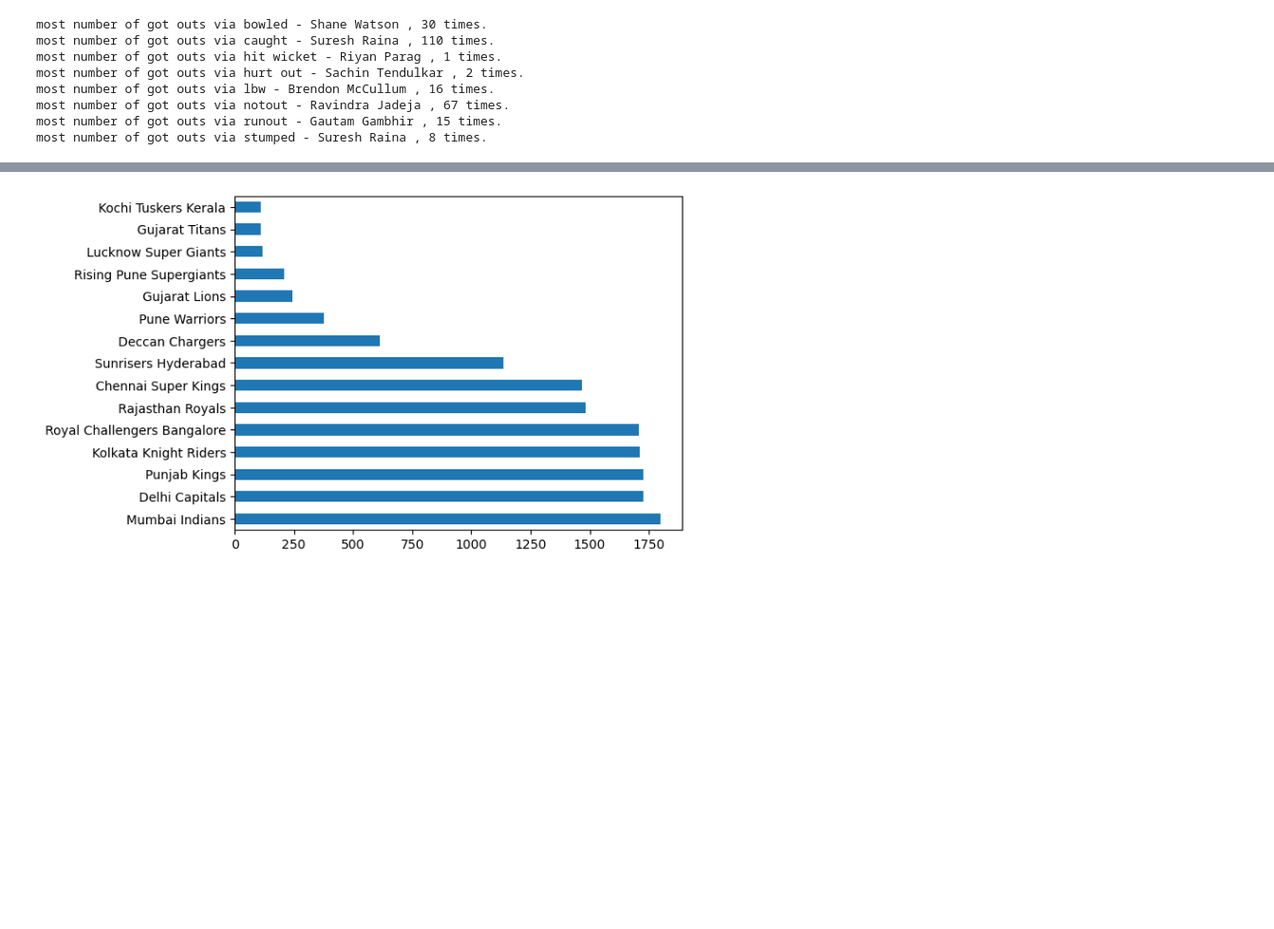
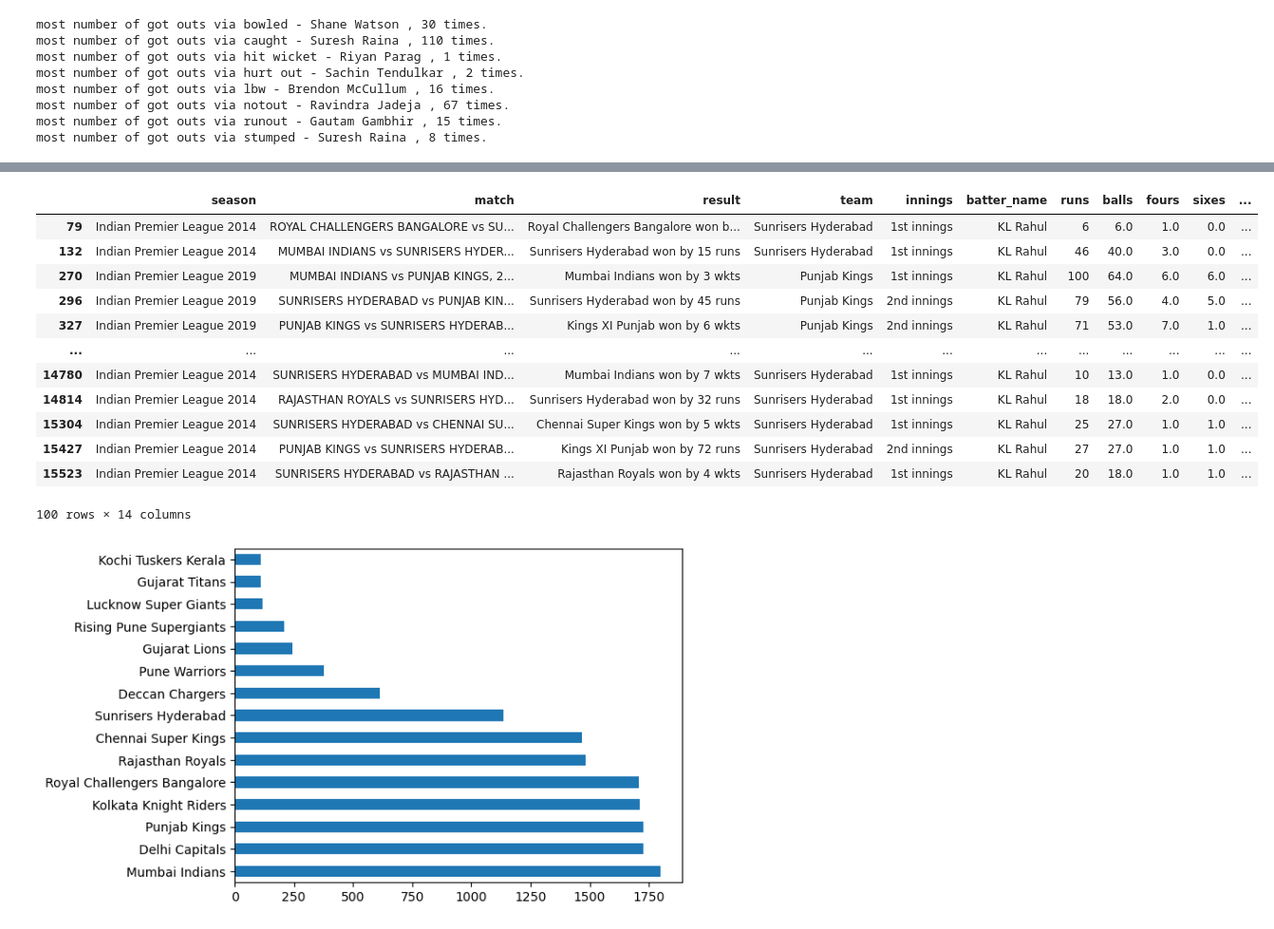
Before and after one commit to MuraliSaiChan/IPL, a Jupyter notebook: notebookbf24ec1d10.ipynb, the cells around one changed output, grey strips where cells are left out. Shown at 95% size. Drawn from its saved outputs; the diff is of its cells as text; code cells hidden in the pictures; blank space fills up the shorter version.

```diff
--- a/notebookbf24ec1d10.ipynb
+++ b/notebookbf24ec1d10.ipynb
@@ -825,3 +832,19 @@ rep2 = {'J Suchith':'Jagadeesha Suchith','Laughlin':'Ben Laughlin','Plunkett':'L
+# %%
+bat_df[bat_df.batter_name == "KL Rahul"]
+# %% [output]
+|  | season | match | result | team | innings | batter_name | runs | balls | fours | sixes | ... |
+| 79 | Indian Premier League 2014 | ROYAL CHALLENGERS BANGALORE vs SU... | Royal Challengers Bangalore won b... | Sunrisers Hyderabad | 1st innings | KL Rahul | 6 | 6.0 | 1.0 | 0.0 | ... |
+| 132 | Indian Premier League 2014 | MUMBAI INDIANS vs SUNRISERS HYDER... | Sunrisers Hyderabad won by 15 runs | Sunrisers Hyderabad | 1st innings | KL Rahul | 46 | 40.0 | 3.0 | 0.0 | ... |
+| 270 | Indian Premier League 2019 | MUMBAI INDIANS vs PUNJAB KINGS, 2... | Mumbai Indians won by 3 wkts | Punjab Kings | 1st innings | KL Rahul | 100 | 64.0 | 6.0 | 6.0 | ... |
+| 296 | Indian Premier League 2019 | SUNRISERS HYDERABAD vs PUNJAB KIN... | Sunrisers Hyderabad won by 45 runs | Punjab Kings | 2nd innings | KL Rahul | 79 | 56.0 | 4.0 | 5.0 | ... |
+| 327 | Indian Premier League 2019 | PUNJAB KINGS vs SUNRISERS HYDERAB... | Kings XI Punjab won by 6 wkts | Punjab Kings | 2nd innings | KL Rahul | 71 | 53.0 | 7.0 | 1.0 | ... |
+| ... | ... | ... | ... | ... | ... | ... | ... | ... | ... | ... | ... |
+| 14780 | Indian Premier League 2014 | SUNRISERS HYDERABAD vs MUMBAI IND... | Mumbai Indians won by 7 wkts | Sunrisers Hyderabad | 1st innings | KL Rahul | 10 | 13.0 | 1.0 | 0.0 | ... |
+| 14814 | Indian Premier League 2014 | RAJASTHAN ROYALS vs SUNRISERS HYD... | Sunrisers Hyderabad won by 32 runs | Sunrisers Hyderabad | 1st innings | KL Rahul | 18 | 18.0 | 2.0 | 0.0 | ... |
+| 15304 | Indian Premier League 2014 | SUNRISERS HYDERABAD vs CHENNAI SU... | Chennai Super Kings won by 5 wkts | Sunrisers Hyderabad | 1st innings | KL Rahul | 25 | 27.0 | 1.0 | 1.0 | ... |
+| 15427 | Indian Premier League 2014 | PUNJAB KINGS vs SUNRISERS HYDERAB... | Kings XI Punjab won by 72 runs | Sunrisers Hyderabad | 2nd innings | KL Rahul | 27 | 27.0 | 1.0 | 1.0 | ... |
+| 15523 | Indian Premier League 2014 | SUNRISERS HYDERABAD vs RAJASTHAN ... | Rajasthan Royals won by 4 wkts | Sunrisers Hyderabad | 1st innings | KL Rahul | 20 | 18.0 | 1.0 | 1.0 | ... |
+100 rows × 14 columns
 # %%
 bat_df.team.value_counts().plot(kind='barh');
 # %% [output]
```
Also changed, not shown: parts of 11 cells of this notebook.
